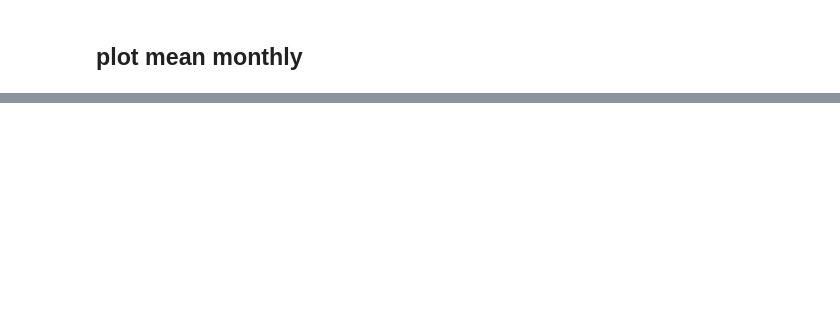
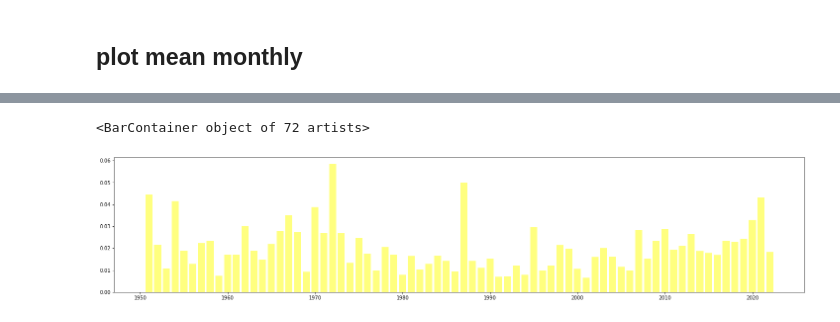
Before and after one commit to varyabazilova/sedcas_sediments_hma, a Jupyter notebook: downscaling_simple/plots.ipynb, the cells around one changed output, grey strips where cells are left out. Cells and saved outputs as stored; diff of their text form; code cells hidden in the pictures; blank space fills up the shorter version.

```diff
--- a/downscaling_simple/plots.ipynb
+++ b/downscaling_simple/plots.ipynb
@@ -175,0 +232,27 @@ plt.legend()
+# %%
+path = '/Users/varyabazilova/Desktop/paper2/downscaling_simple/'
+
+hydro = pd.read_csv(path + 'supply_limited/langtang_annual_mean/cellnr19/Hydro.out')
+
+
+def annual_sum_mean(df):
+    df['D'] = pd.to_datetime(df['D'])
+    df['Year'] = df['D'].dt.year
+    annual_sum = df.groupby('Year').mean()
+    # monthly_mean = monthly_sum.Qstl.mean()
+    return annual_sum
+
+
+annual_hydro = annual_sum_mean(hydro)
+# annual_hydro
+# %%
+plt.figure(figsize=(25,5))
+
+
+# sediment limited
+plt.bar(height = annual_hydro.Q, x = annual_hydro.index, color = 'yellow', alpha = 0.5, label = 'Q')
+# plt.bar(height = Sed_percent50_mean_annual.Q100, x = Sed_percent50_mean_annual.index, color = 'lime', alpha = 0.5, label = '50% Q100')
+# plt.bar(height = Sed_percent75_mean_annual.Q100, x = Sed_percent75_mean_annual.index, color = 'green', alpha = 0.5, label = '75% Q100')
+# %% [output]
+<BarContainer object of 72 artists>
+[figure, added]
```
Also changed, not shown: parts of 13 cells of this notebook, 45 other files.
